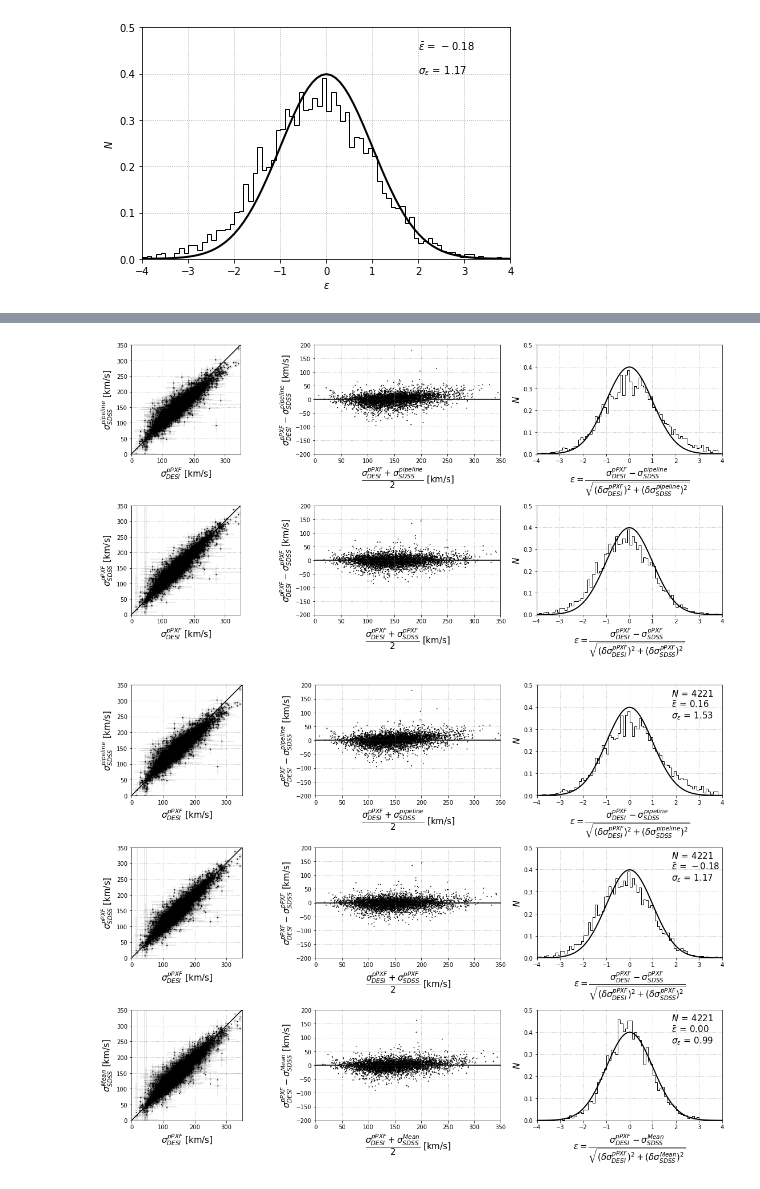
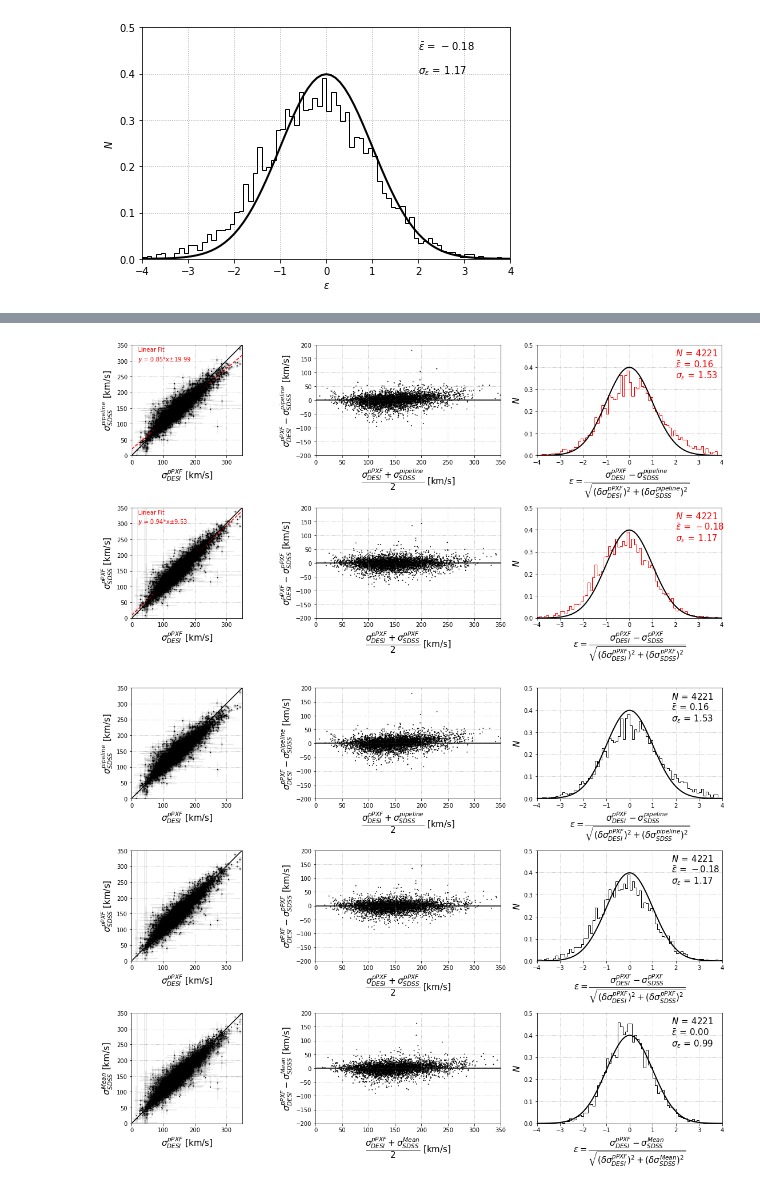
Before and after one commit to KSaid-1/DESI_fuji_FP, a Jupyter notebook: external_consistency.ipynb, the cells around one changed output, grey strips where cells are left out. Drawn from its saved outputs; the diff is of its cells as text; code cells hidden in the pictures.

Commit message:
linear fit

```diff
--- a/external_consistency.ipynb
+++ b/external_consistency.ipynb
@@ -37 +39,11 @@ pull_pipe_2 = (ppxf_sigma - sigmaStars)/(np.sqrt((ppxf_sigma_error*ppxf_sigma_er
 pull_pipe_m = (ppxf_sigma - sigma_sdss_m)/(np.sqrt((ppxf_sigma_error*ppxf_sigma_error)+(sigma_sdss_e_m*sigma_sdss_e_m)))
+# %%
+def linear(x,a,b):
+    return a*x + b
+# %%
+params1, covariance1 = curve_fit(linear, ppxf_sigma, veldisp, sigma=veldispErr, absolute_sigma=True)
+a_fit1, b_fit1 = params1
+a_error1, b_error1 = np.sqrt(np.diag(covariance1))
+print(f"Fit results:")
+print(f"a = {a_fit1:.3f} +/- {a_error1:.3f}")
+print(f"b = {b_fit1:.3f} +/- {b_error1:.3f}")
@@ -37,0 +54,7 @@ pull_pipe_m = (ppxf_sigma - sigma_sdss_m)/(np.sqrt((ppxf_sigma_error*ppxf_sigma_
+# %%
+params2, covariance2 = curve_fit(linear, ppxf_sigma, sigmaStars, sigma=sigmaStarsErr, absolute_sigma=True)
+a_fit2, b_fit2 = params2
+a_error2, b_error2 = np.sqrt(np.diag(covariance2))
+print(f"Fit results:")
+print(f"a = {a_fit2:.3f} +/- {a_error2:.3f}")
+print(f"b = {b_fit2:.3f} +/- {b_error2:.3f}")
@@ -172,6 +199,11 @@ xxx=[0,350];yyy=[0,350]
 ax1.errorbar(ppxf_sigma,veldisp,xerr=ppxf_sigma_error,yerr=veldispErr,fmt=".k",alpha=0.1)
 ax1.scatter(ppxf_sigma,veldisp,color='black',edgecolor='none',s=3.5)
 ax1.plot(xxx,yyy,color="black")
+x_fit1 = np.linspace(0.0,350.,100)
+y_fit1 = linear(x_fit1, a_fit1,b_fit1)
+ax1.plot(x_fit1,y_fit1,'r--',label='Linear Fit')
+ax1.text(20.,330.,"Linear Fit",color='r',size=10)
+ax1.text(20.,300., r'$y$ = '+'${0:.2f}$'.format(a_fit1)+'*x'+'$\pm {0:.2f}$'.format(b_fit1),color='r',size=10)
 ax1.set_aspect(1)
 ax1.set_xlabel(r'$\sigma_{DESI}^{pPXF}$ [km/s]',size=15)
 ax1.set_ylabel(r'$\sigma_{SDSS}^{pipeline}$ [km/s]',size=15)
@@ -183,6 +215,11 @@ xxx=[0,350];yyy=[0,350]
 ax4.errorbar(ppxf_sigma,sigmaStars,xerr=ppxf_sigma_error,yerr=sigmaStarsErr,fmt=".k",alpha=0.1)
 ax4.scatter(ppxf_sigma,sigmaStars,color='black',edgecolor='none',s=3.5)
 ax4.plot(xxx,yyy,color="black")
+x_fit2 = np.linspace(0.0,350.,100)
+y_fit2 = linear(x_fit2, a_fit2,b_fit2)
+ax4.plot(x_fit2,y_fit2,'r--',label='Linear Fit')
+ax4.text(20.,330.,"Linear Fit",color='r',size=10)
+ax4.text(20.,300., r'$y$ = '+'${0:.2f}$'.format(a_fit2)+'*x'+'$\pm {0:.2f}$'.format(b_fit2),color='r',size=10)
 ax4.set_aspect(1)
 ax4.set_xlabel(r'$\sigma_{DESI}^{pPXF}$ [km/s]',size=15)
 ax4.set_ylabel(r'$\sigma_{SDSS}^{pPXF}$ [km/s]',size=15)
@@ -200,42 +237,42 @@ ax5.set_ylim(-200,200)
 ax5.set_xlim(0.0,350.0)
 ax5.scatter(((ppxf_sigma+sigmaStars)/2.),ppxf_sigma-sigmaStars,color='black',edgecolor='none',s=3.5)
 ax5.axhline(y=0.0,color="black")
 ax5.grid(b=True, which='both', color='0.65',linestyle=':')
 ax5.set_xlabel(r'$\dfrac{\sigma_{DESI}^{pPXF} + \sigma_{SDSS}^{pPXF}}{2}$ [km/s]',size=15)
 ax5.set_ylabel(r'$\sigma_{DESI}^{pPXF} - \sigma_{SDSS}^{pPXF}$ [km/s]',size=15)
 
 ax3.set_ylim(0.0,0.5)
 ax3.set_xlim(-4.0,4.0)
-events_prop, edges_prop, patches_prop = ax3.hist(pull_pipe_1,bins=np.arange(-5.0,5.0,0.1),density=1,histtype='step',color='black',label='sigmastar_lamost vs. veldisp_sdss')#,label='Normalized uncorrected $P(r)$')#
+events_prop, edges_prop, patches_prop = ax3.hist(pull_pipe_1,bins=np.arange(-5.0,5.0,0.1),density=1,histtype='step',color='red',label='sigmastar_lamost vs. veldisp_sdss')#,label='Normalized uncorrected $P(r)$')#
 y = norm.pdf(edges_prop, 0.0, 1.0)
 l = ax3.plot(edges_prop, y, 'k', linewidth=2,label='Gaussian with mean 0 and $\sigma$ 1')#,label='Gaussian fit to the uncorrected $P(r)$')
 #plt.hist(pull_pipe,bins=arange(-5.0,5.0,0.1),color='black')
 ax3.grid(b=True, which='both', color='0.65',linestyle=':')
 ax3.set_xlabel(r'$\epsilon = \dfrac{\sigma_{DESI}^{pPXF} - \sigma_{SDSS}^{pipeline}}{\sqrt{(\delta \sigma_{DESI}^{pPXF})^2 + (\delta \sigma_{SDSS}^{pipeline})^2}}$',size=15)
 ax3.set_ylabel(r'$N$',size=15)
-# ax3.text(2.0,0.45,r'$N\/=\/'+'{0:.0f}'.format(len(pull_pipe_1))+'$',size=15)
-# ax3.text(2.0,0.4,r'$\bar{\epsilon}\/=\/'+'{0:.2f}'.format(np.mean(pull_pipe_1))+'$',size=15)#, fontname = 'Times New Roman',size=20)
-# ax3.text(2.0,0.35,r'$\sigma_{\epsilon}\/=\/'+'{0:.2f}'.format(np.std(pull_pipe_1))+'$',size=15)#, fontname = 'Times New Roman',size=20)
+ax3.text(2.0,0.45,r'$N\/=\/'+'{0:.0f}'.format(len(pull_pipe_1))+'$',size=15,color='r')
+ax3.text(2.0,0.4,r'$\bar{\epsilon}\/=\/'+'{0:.2f}'.format(np.mean(pull_pipe_1))+'$',size=15,color='r')#, fontname = 'Times New Roman',size=20)
+ax3.text(2.0,0.35,r'$\sigma_{\epsilon}\/=\/'+'{0:.2f}'.format(np.std(pull_pipe_1))+'$',size=15,color='r')#, fontname = 'Times New Roman',size=20)
 
 ax6.set_ylim(0.0,0.5)
 ax6.set_xlim(-4.0,4.0)
-events_prop, edges_prop, patches_prop = ax6.hist(pull_pipe_2,bins=np.arange(-5.0,5.0,0.1),density=1,histtype='step',color='black',label='sigmastar_lamost vs. veldisp_sdss')#,label='Normalized uncorrected $P(r)$')#
+events_prop, edges_prop, patches_prop = ax6.hist(pull_pipe_2,bins=np.arange(-5.0,5.0,0.1),density=1,histtype='step',color='red',label='sigmastar_lamost vs. veldisp_sdss')#,label='Normalized uncorrected $P(r)$')#
 y = norm.pdf(edges_prop, 0.0, 1.0)
 l = ax6.plot(edges_prop, y, 'k', linewidth=2,label='Gaussian with mean 0 and $\sigma$ 1')#,label='Gaussian fit to the uncorrected $P(r)$')
 #plt.hist(pull_pipe,bins=arange(-5.0,5.0,0.1),color='black')
 ax6.grid(b=True, which='both', color='0.65',linestyle=':')
 ax6.set_xlabel(r'$\epsilon = \dfrac{\sigma_{DESI}^{pPXF} - \sigma_{SDSS}^{pPXF}}{\sqrt{(\delta \sigma_{DESI}^{pPXF})^2 + (\delta \sigma_{SDSS}^{pPXF})^2}}$',size=15)
 ax6.set_ylabel(r'$N$',size=15)
-# ax6.text(2.0,0.45,r'$N\/=\/'+'{0:.0f}'.format(len(pull_pipe_2))+'$',size=15)
-# ax6.text(2.0,0.4,r'$\bar{\epsilon}\/=\/'+'{0:.2f}'.format(np.mean(pull_pipe_2))+'$',size=15)#, fontname = 'Times New Roman',size=20)
-# ax6.text(2.0,0.35,r'$\sigma_{\epsilon}\/=\/'+'{0:.2f}'.format(np.std(pull_pipe_2))+'$',size=15)#, fontname = 'Times New Roman',size=20)
+ax6.text(2.0,0.45,r'$N\/=\/'+'{0:.0f}'.format(len(pull_pipe_2))+'$',size=15,color='r')
+ax6.text(2.0,0.4,r'$\bar{\epsilon}\/=\/'+'{0:.2f}'.format(np.mean(pull_pipe_2))+'$',size=15,color='r')#, fontname = 'Times New Roman',size=20)
+ax6.text(2.0,0.35,r'$\sigma_{\epsilon}\/=\/'+'{0:.2f}'.format(np.std(pull_pipe_2))+'$',size=15,color='r')#, fontname = 'Times New Roman',size=20)
 
 plt.tight_layout()
 plt.savefig('external_consistency_v2.png')
 plt.savefig('external_consistency_v2.pdf')
 plt.show()
 # %% [output]
-[figure, old version]
+[figure, new version]
 # %%
 f_1, ((ax1, ax2, ax3),(ax4, ax5, ax6),(ax7,ax8,ax9)) = plt.subplots(nrows=3,ncols=3, figsize=(16, 12),sharex=False, sharey=False)
 ax1.set_ylim(0.0,350.0)
```
Also changed, not shown: parts of 5 cells of this notebook.
